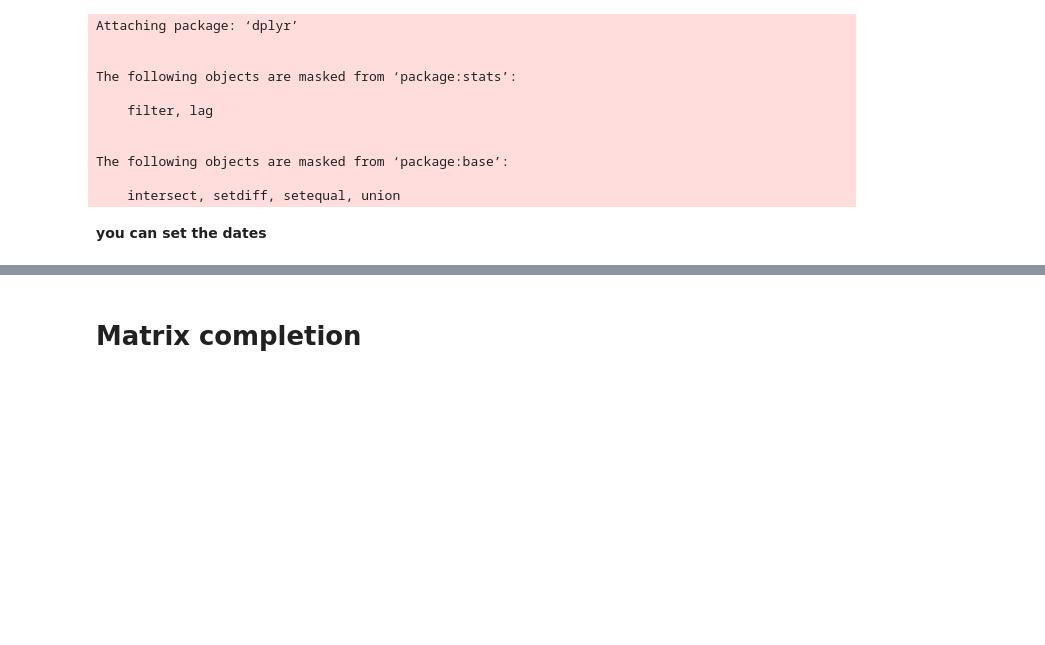
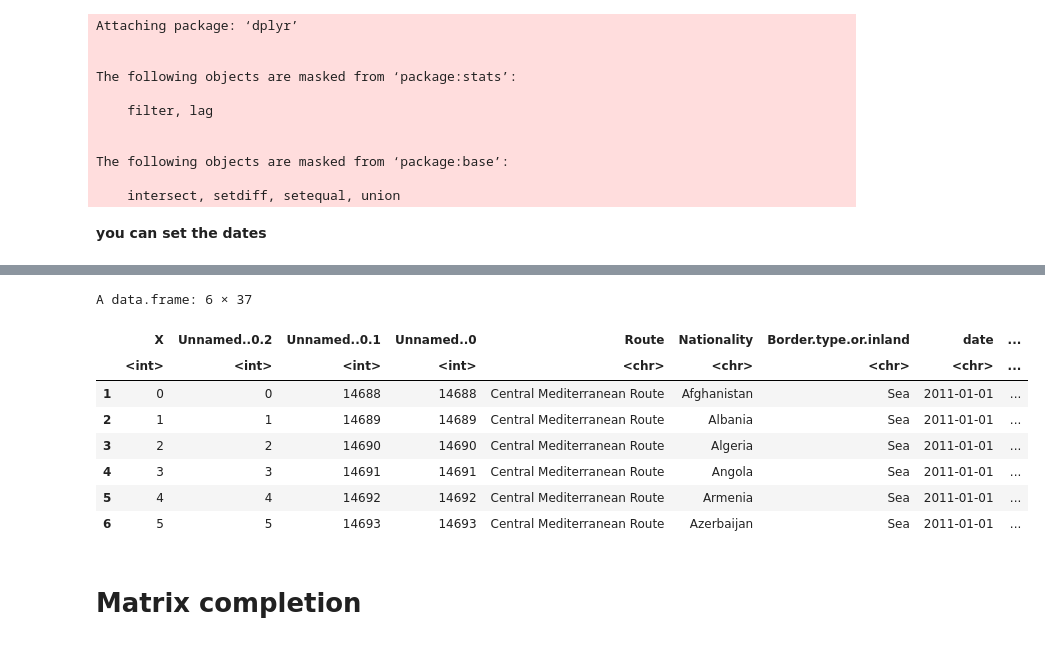
Before and after one commit to ireneb612/impact_EUTurkey_deal, a Jupyter notebook: MC/causal_estimation_paper.ipynb, the cells around one changed output, grey strips where cells are left out. Saved outputs shown, nothing was run; the diff lists cells and outputs as text; code cells hidden in the pictures; blank space fills up the shorter version.

```diff
--- a/MC/causal_estimation_paper.ipynb
+++ b/MC/causal_estimation_paper.ipynb
@@ -66,6 +81,18 @@ df_med$Date_Num <- as.numeric(as.Date(paste(df_med$date, "-01", sep="")))
 # removing the syrian
 #Why? Because the syrians were subject to special rights through the agreement and had a favourable legal path to get to europe.
 df_med <- df_med[df_med$Nationality != "Syria", ]
+# %%
+head(df_med)
+# %% [output]
+A data.frame: 6 × 37
+|  | X | Unnamed..0.2 | Unnamed..0.1 | Unnamed..0 | Route | Nationality | Border.type.or.inland | date | ... |
+|  | <int> | <int> | <int> | <int> | <chr> | <chr> | <chr> | <chr> | ... |
+| 1 | 0 | 0 | 14688 | 14688 | Central Mediterranean Route | Afghanistan | Sea | 2011-01-01 | ... |
+| 2 | 1 | 1 | 14689 | 14689 | Central Mediterranean Route | Albania | Sea | 2011-01-01 | ... |
+| 3 | 2 | 2 | 14690 | 14690 | Central Mediterranean Route | Algeria | Sea | 2011-01-01 | ... |
+| 4 | 3 | 3 | 14691 | 14691 | Central Mediterranean Route | Angola | Sea | 2011-01-01 | ... |
+| 5 | 4 | 4 | 14692 | 14692 | Central Mediterranean Route | Armenia | Sea | 2011-01-01 | ... |
+| 6 | 5 | 5 | 14693 | 14693 | Central Mediterranean Route | Azerbaijan | Sea | 2011-01-01 | ... |
 # %% [markdown]
 # Matrix completion
 # %%
```
Also changed, not shown: parts of 17 cells of this notebook.
